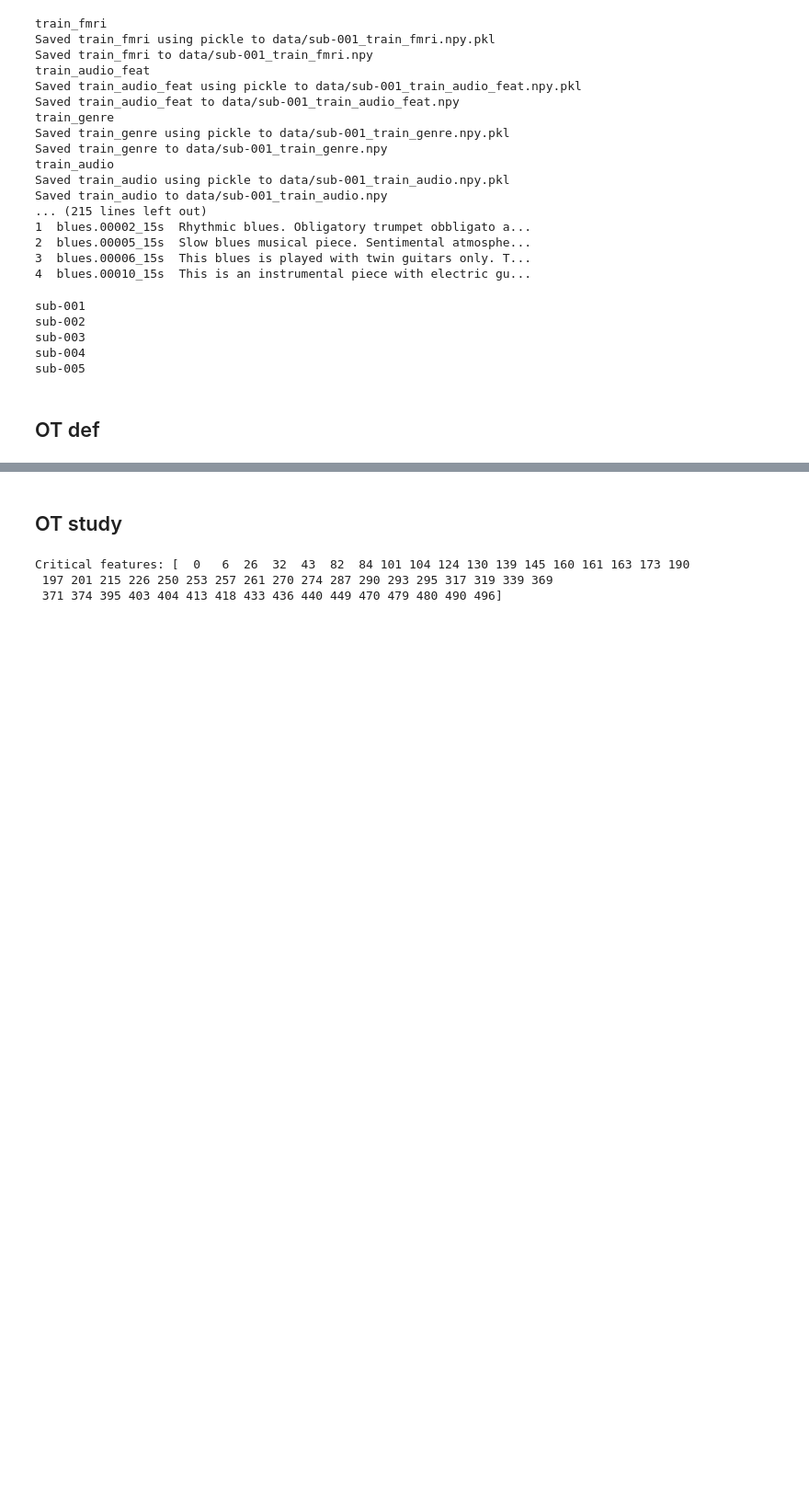
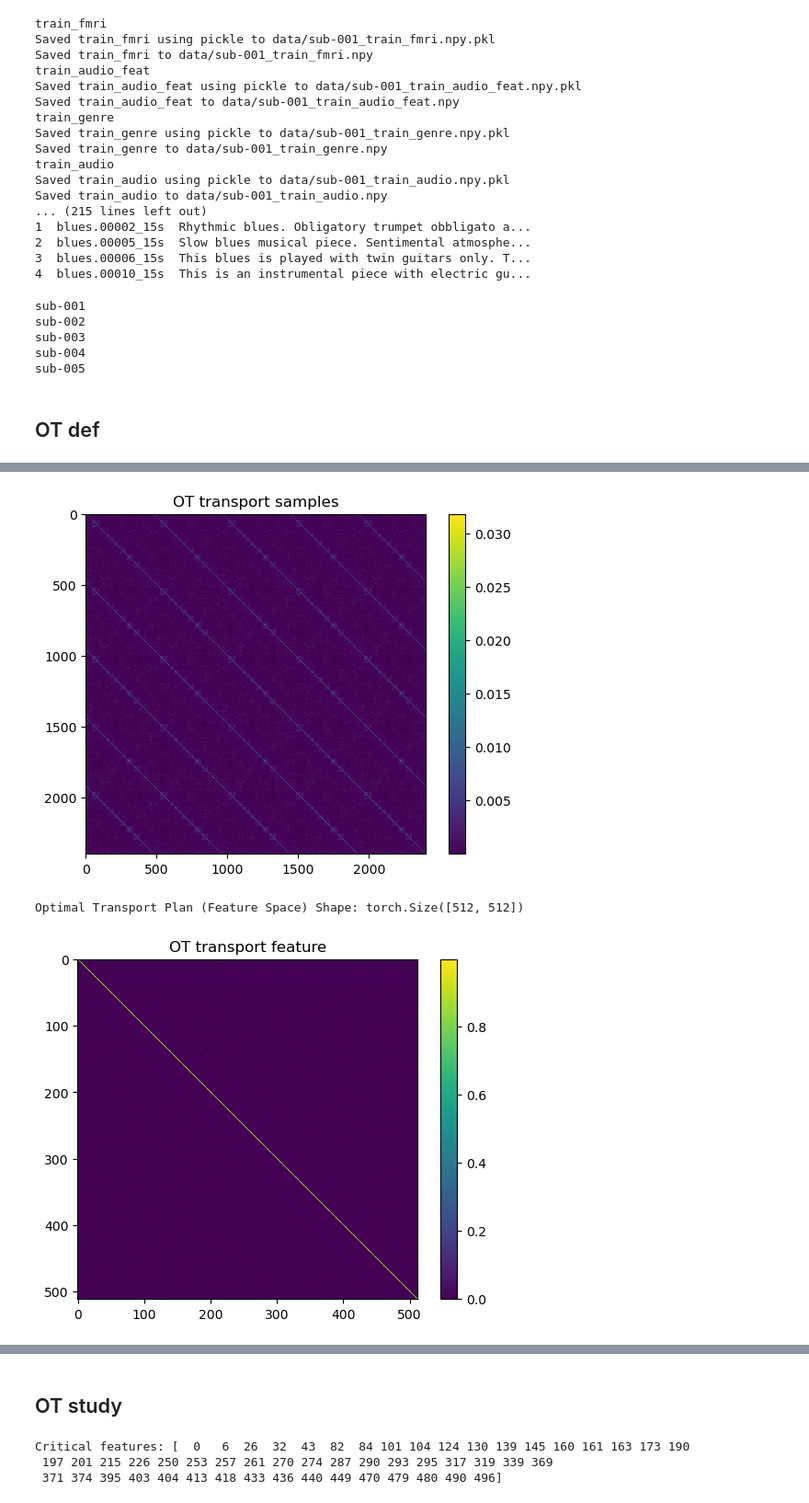
Before and after one commit to mattciff5/genre-to-fmri, a Jupyter notebook: AudioGen_OT.ipynb, the cells around one changed output, grey strips where cells are left out. Shown at 92% size. Saved outputs shown, nothing was run; the diff lists cells and outputs as text; code cells hidden in the pictures; blank space fills up the shorter version.

```diff
--- a/AudioGen_OT.ipynb
+++ b/AudioGen_OT.ipynb
@@ -447,10 +431,12 @@ def set_seed(seed=42):
     torch.manual_seed(seed)
     torch.cuda.manual_seed_all(seed)
 
-set_seed(42)
+set_seed(55) # 55, 42, 432, 5, 17
 
-sinkhorn = geomloss.SamplesLoss(loss="sinkhorn", p=2, blur=0.5)
-tau = 0.07     # 0.07 opt for first method, 0.20 opt for direct mapping
+# blur = 0.10, tau = 0.05 --> new optimal
+blur = 0.50   # 0.50 for direct mapping
+sinkhorn = geomloss.SamplesLoss(loss="sinkhorn", p=2, blur=blur)
+tau = 0.20     # 0.07 opt for first method, 0.20 opt for direct mapping
 
 class ContrastiveOT(nn.Module):
     def __init__(self, input_dim, output_dim, hidden_dim=768):
@@ -485,4 +471,13 @@ for epoch in range(n_epochs):
     optimizer.step()
 
     print(f"Epoch {epoch+1}/{n_epochs}, Total Loss: {loss.item()}, OT Loss: {ot_loss.item()}, Contrastive Loss: {contrastive_loss_value.item()}")
+
+
+with torch.no_grad():
+    cost_matrix = torch.cdist(audio_feat_pred_train_torch_b, train_audio_feat_torch, p=2) ** 2
+
+with torch.no_grad():
+    transport_plan = torch.exp(-cost_matrix / blur)  # 0.5 è il parametro blur
+
+transport_plan /= transport_plan.sum(dim=1, keepdim=True)
 # %% [output]
@@ -511,3 +550,31 @@ with torch.no_grad():
+# %%
+plt.figure(0)
+plt.imshow(transport_plan.cpu(), interpolation="nearest")
+plt.title("OT transport samples")
+plt.colorbar()
+plt.show()
+
+
+# Trasponiamo le feature per applicare Sinkhorn sulle dimensioni delle feature
+# X_feature_T = audio_feat_pred_train_torch_b.T
+X_feature_T = audio_feat_pred_train_torch.T
+Y_feature_T = train_audio_feat_torch.T
+
+cost_matrix_feat = torch.cdist(X_feature_T, Y_feature_T, p=2) ** 2
+
+transport_plan_feat = torch.exp(-cost_matrix_feat / blur)
+transport_plan_feat /= transport_plan_feat.sum(dim=1, keepdim=True)
+
+print("Optimal Transport Plan (Feature Space) Shape:", transport_plan_feat.shape)
+plt.figure(0)
+plt.imshow(transport_plan_feat.cpu().detach().numpy(), interpolation="nearest")
+plt.title("OT transport feature")
+plt.colorbar()
+plt.show()
+# %% [output]
+[figure, added]
+Optimal Transport Plan (Feature Space) Shape: torch.Size([512, 512])
+[figure, added]
 # %%
 audio_feat_pred_ot.mean(), audio_feat_pred_ot.std()
 # %% [output]
```
Also changed, not shown: parts of 19 cells of this notebook, 2 other files.
